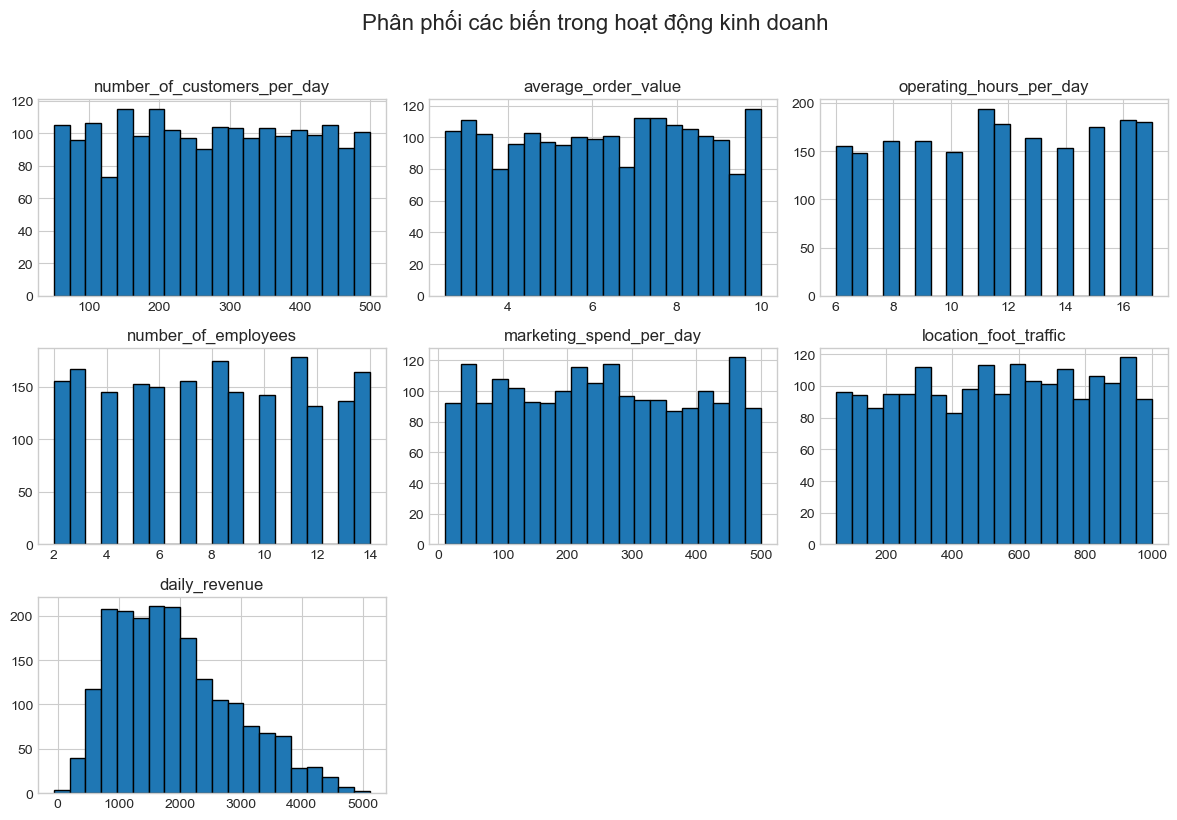
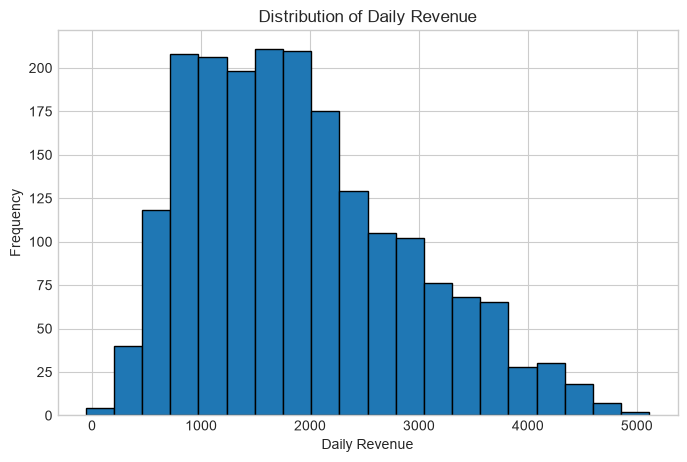
The notebook cell's code change between the first figure and the second:
--- before
+++ after
@@ -1,5 +1,7 @@
-# 2. Histogram (Phân phối của các biến)
-df.hist(bins=20, figsize=(12, 8), color='#1f77b4', edgecolor='black')
-plt.suptitle('Phân phối các biến trong hoạt động kinh doanh', fontsize=16, y=1.02)
-plt.tight_layout()
+# 2. Histogram (Phân phối của doanh thu hàng ngày)
+plt.figure(figsize=(8,5))
+plt.hist(df['daily_revenue'], bins=20, edgecolor='black')
+plt.title('Distribution of Daily Revenue')
+plt.xlabel('Daily Revenue')
+plt.ylabel('Frequency')
 plt.show()

Commit: sua bieu do